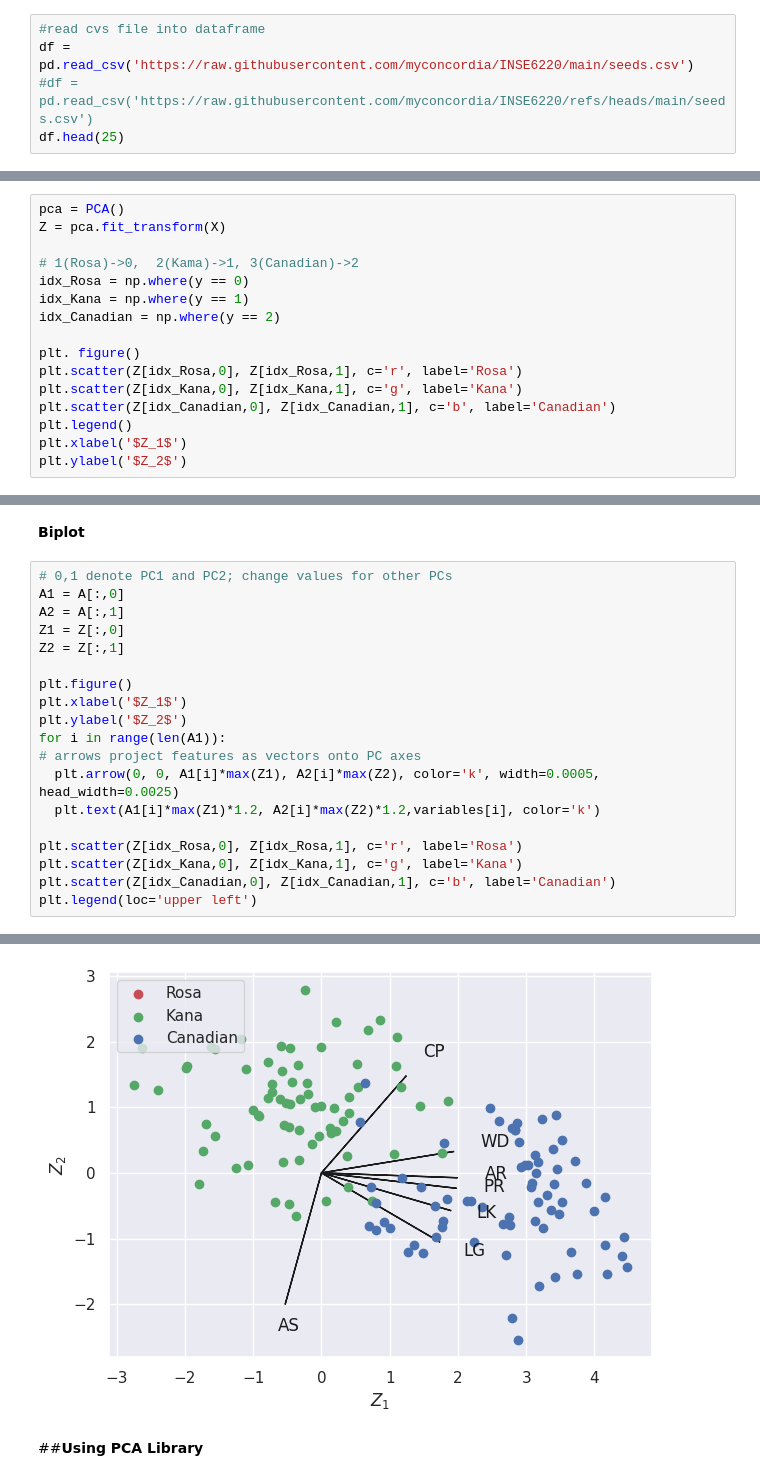
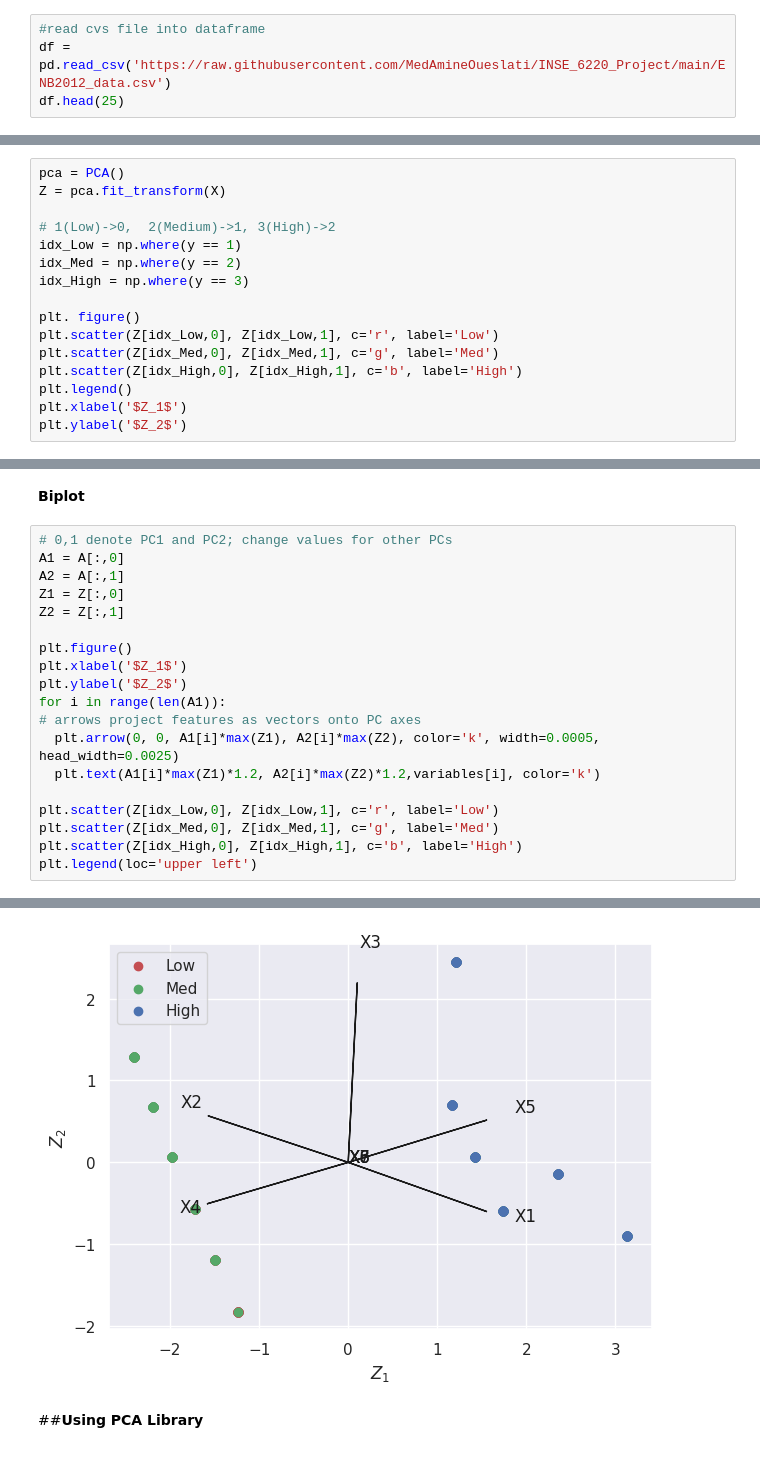
Before and after one commit to MedAmineOueslati/INSE_6220_Project, a Jupyter notebook: INSE_6220_Project_Classification_with_PyCaret.ipynb, the cells around one changed output, grey strips where cells are left out. Cells and saved outputs as stored; diff of their text form.

```diff
--- a/INSE_6220_Project_Classification_with_PyCaret.ipynb
+++ b/INSE_6220_Project_Classification_with_PyCaret.ipynb
@@ -69,7 +107,6 @@ https://archive.ics.uci.edu/ml/datasets/seeds
 **pd.read_csv** is a function in the pandas library in Python that is used to read a CSV (Comma Separated Values) file and convert it into a pandas DataFrame.
 # %%
 #read cvs file into dataframe
-df = pd.read_csv('https://raw.githubusercontent.com/myconcordia/INSE6220/main/seeds.csv')
-#df = pd.read_csv('https://raw.githubusercontent.com/myconcordia/INSE6220/refs/heads/main/seeds.csv')
+df = pd.read_csv('https://raw.githubusercontent.com/MedAmineOueslati/INSE_6220_Project/main/ENB2012_data.csv')
 df.head(25)
 # %% [output]
@@ -231,15 +271,15 @@ ax.set_xticklabels(ax.get_xticklabels(),rotation=0);
 pca = PCA()
 Z = pca.fit_transform(X)
 
-# 1(Rosa)->0,  2(Kama)->1, 3(Canadian)->2
-idx_Rosa = np.where(y == 0)
-idx_Kana = np.where(y == 1)
-idx_Canadian = np.where(y == 2)
+# 1(Low)->0,  2(Medium)->1, 3(High)->2
+idx_Low = np.where(y == 1)
+idx_Med = np.where(y == 2)
+idx_High = np.where(y == 3)
 
 plt. figure()
-plt.scatter(Z[idx_Rosa,0], Z[idx_Rosa,1], c='r', label='Rosa')
-plt.scatter(Z[idx_Kana,0], Z[idx_Kana,1], c='g', label='Kana')
-plt.scatter(Z[idx_Canadian,0], Z[idx_Canadian,1], c='b', label='Canadian')
+plt.scatter(Z[idx_Low,0], Z[idx_Low,1], c='r', label='Low')
+plt.scatter(Z[idx_Med,0], Z[idx_Med,1], c='g', label='Med')
+plt.scatter(Z[idx_High,0], Z[idx_High,1], c='b', label='High')
 plt.legend()
 plt.xlabel('$Z_1$')
 plt.ylabel('$Z_2$')
@@ -301,25 +341,25 @@ Text(0, 0.5, 'Cumulative explained variance')
 # %%
 # 0,1 denote PC1 and PC2; change values for other PCs
 A1 = A[:,0]
 A2 = A[:,1]
 Z1 = Z[:,0]
 Z2 = Z[:,1]
 
 plt.figure()
 plt.xlabel('$Z_1$')
 plt.ylabel('$Z_2$')
 for i in range(len(A1)):
 # arrows project features as vectors onto PC axes
   plt.arrow(0, 0, A1[i]*max(Z1), A2[i]*max(Z2), color='k', width=0.0005, head_width=0.0025)
   plt.text(A1[i]*max(Z1)*1.2, A2[i]*max(Z2)*1.2,variables[i], color='k')
 
-plt.scatter(Z[idx_Rosa,0], Z[idx_Rosa,1], c='r', label='Rosa')
-plt.scatter(Z[idx_Kana,0], Z[idx_Kana,1], c='g', label='Kana')
-plt.scatter(Z[idx_Canadian,0], Z[idx_Canadian,1], c='b', label='Canadian')
+plt.scatter(Z[idx_Low,0], Z[idx_Low,1], c='r', label='Low')
+plt.scatter(Z[idx_Med,0], Z[idx_Med,1], c='g', label='Med')
+plt.scatter(Z[idx_High,0], Z[idx_High,1], c='b', label='High')
 plt.legend(loc='upper left')
 # %% [output]
 <matplotlib.legend.Legend at 0x...>
-[figure, old version]
+[figure, new version]
 # %% [markdown]
 ##**Using PCA Library**
 # %%
```
Also changed, not shown: parts of 56 cells of this notebook.
